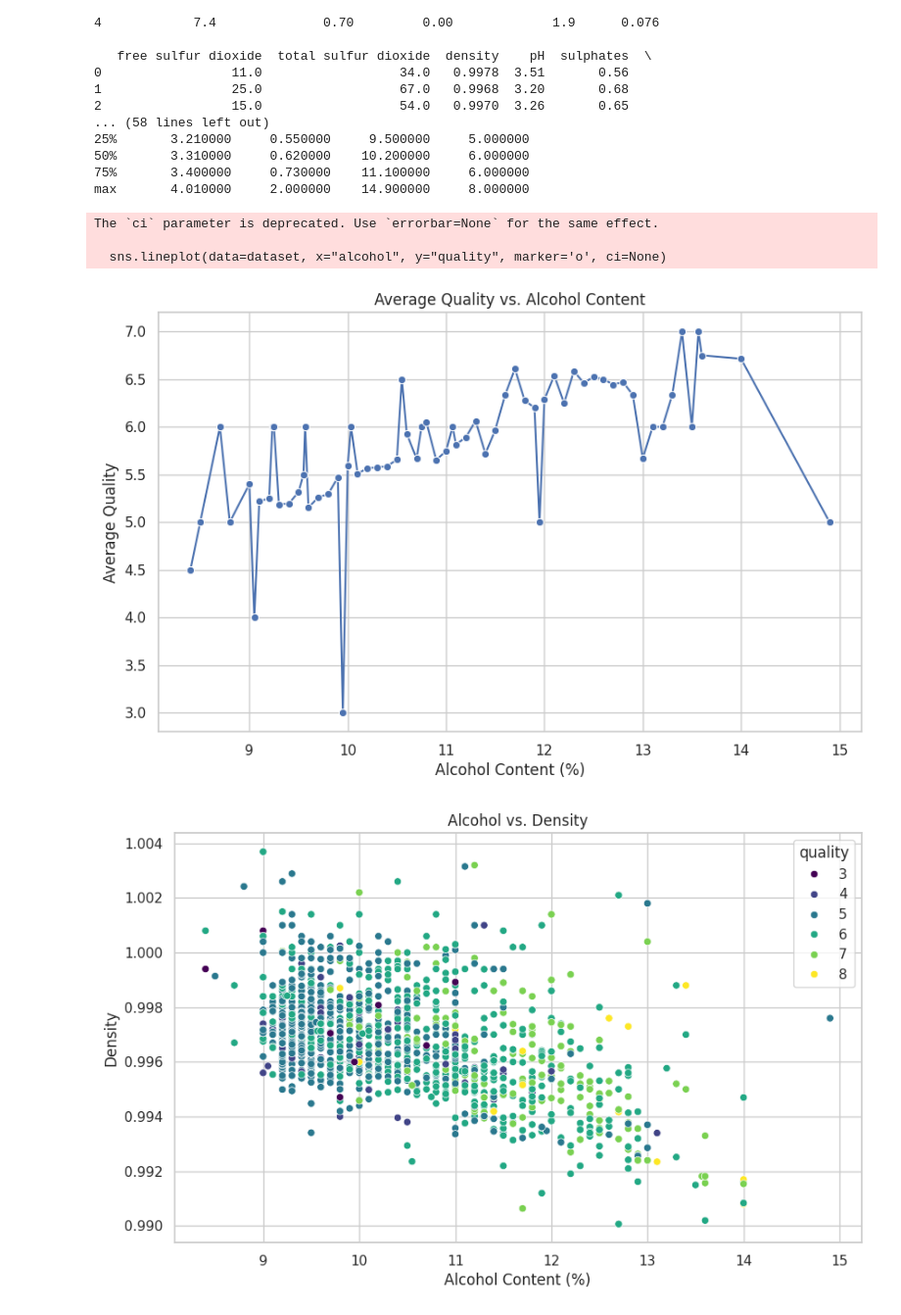
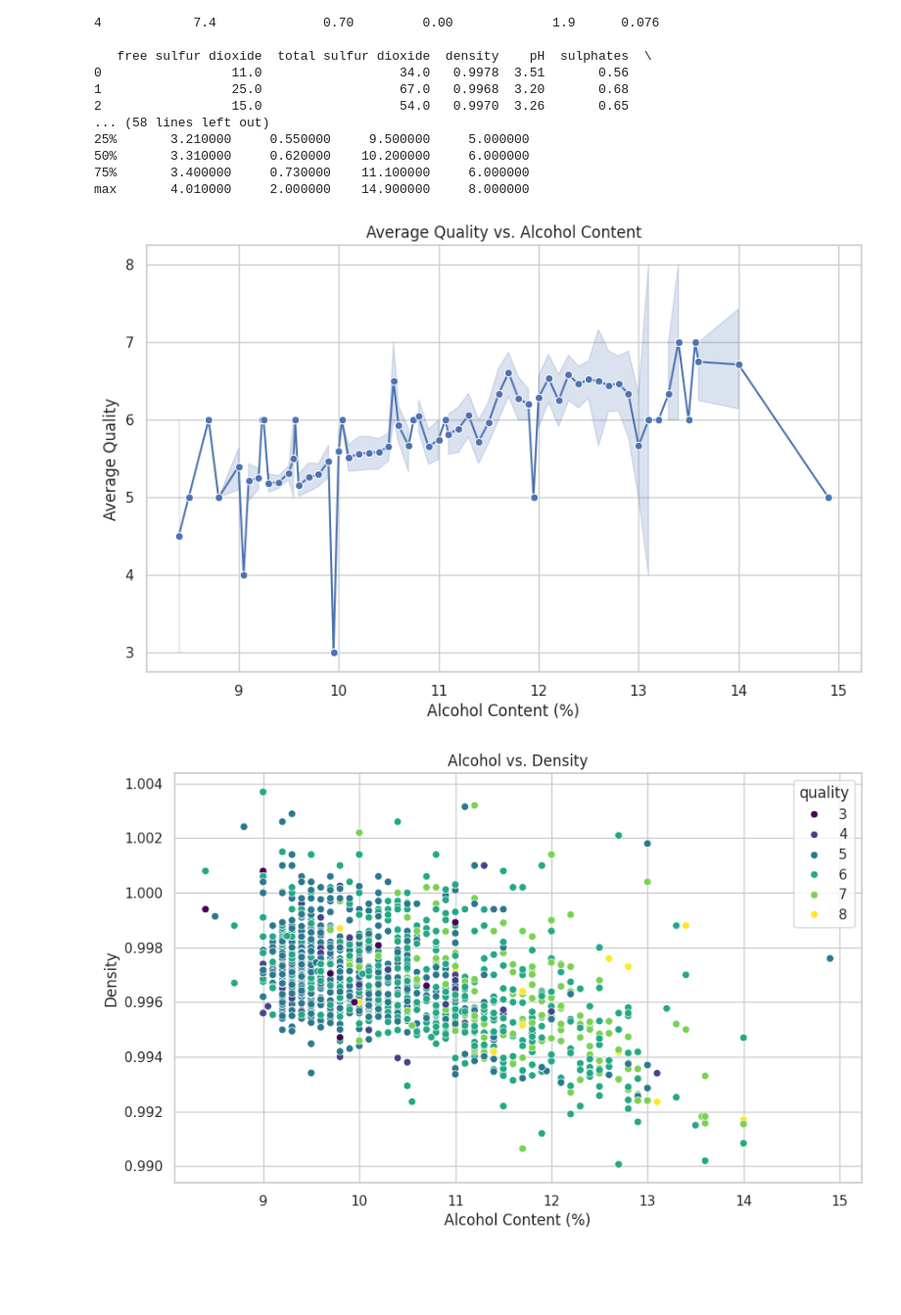
Before and after one commit to Erushikesh/Data-mining, a Jupyter notebook: LAB_1.ipynb, the cells around one changed output. Shown at 98% size. Saved outputs shown, nothing was run; the diff lists cells and outputs as text; code cells hidden in the pictures; blank space fills up the shorter version.

```diff
--- a/LAB_1.ipynb
+++ b/LAB_1.ipynb
@@ -36,17 +36,14 @@ max       4.010000     2.000000    14.900000     8.000000
 sns.set(style="whitegrid")
 # %%
 plt.figure(figsize=(10, 6))
-sns.lineplot(data=dataset, x="alcohol", y="quality", marker='o', ci=None)
+sns.lineplot(data=dataset, x="alcohol", y="quality", marker='o')
 plt.title("Average Quality vs. Alcohol Content")
 plt.xlabel("Alcohol Content (%)")
 plt.ylabel("Average Quality")
 plt.grid(True)
 plt.show()
 # %% [output]
-The `ci` parameter is deprecated. Use `errorbar=None` for the same effect.
-
-  sns.lineplot(data=dataset, x="alcohol", y="quality", marker='o', ci=None)
-[figure, old version]
+[figure, new version]
 # %%
 plt.figure(figsize=(10, 6))
 sns.scatterplot(data=dataset, x="alcohol", y="density", hue="quality", palette="viridis")
```
Also changed, not shown: parts of 1 cell of this notebook.
